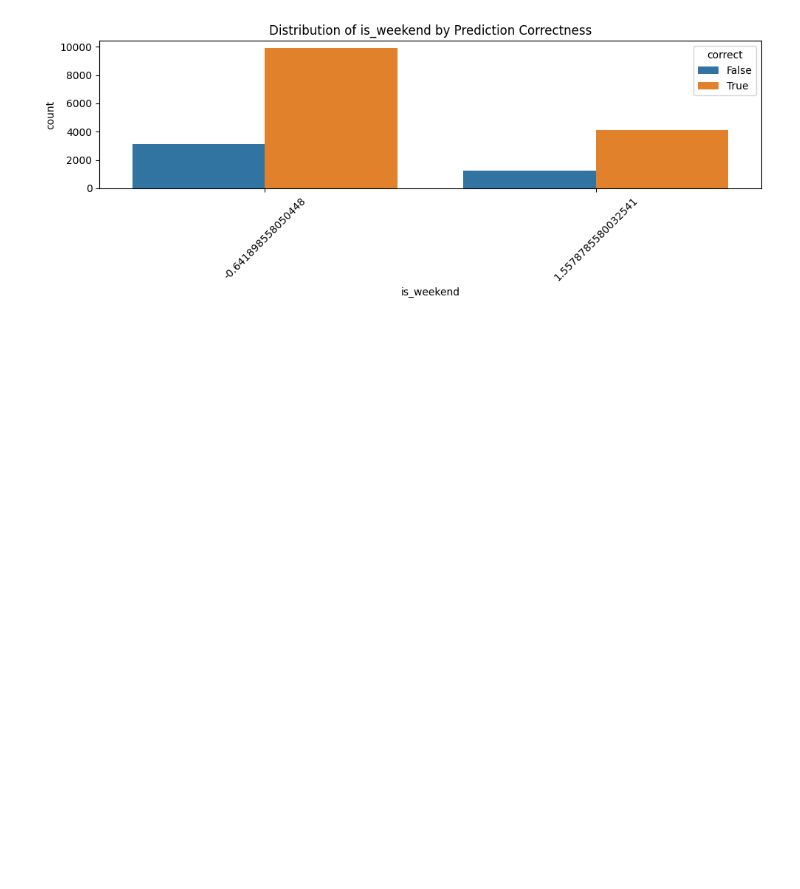
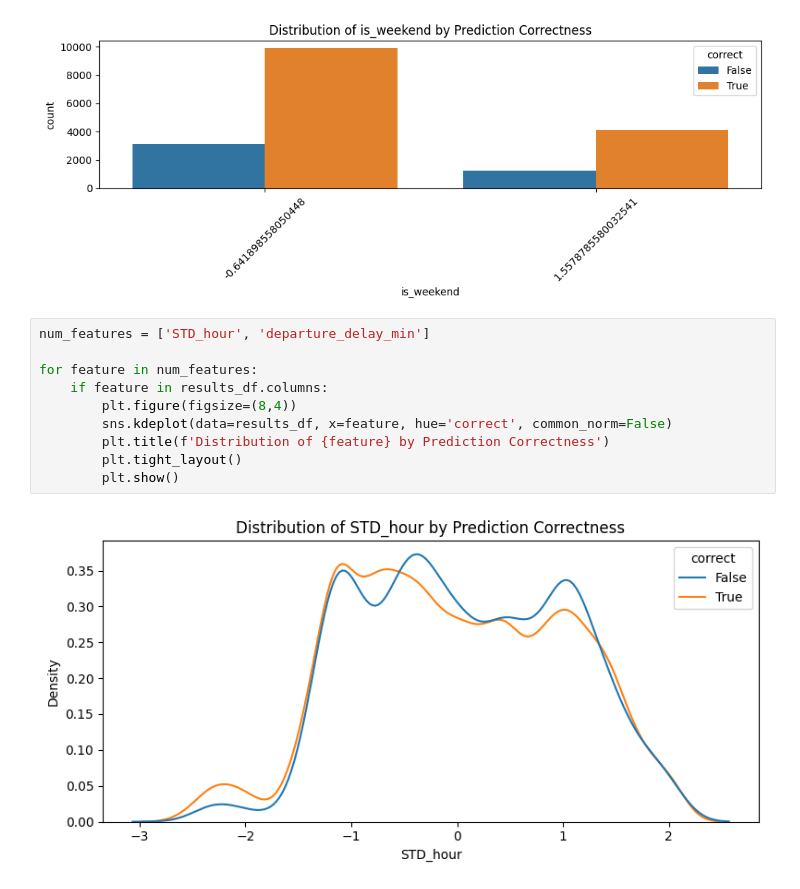
Before and after one commit to ZahraZellazi/DelayPrediction, a Jupyter notebook: DelayPrediction.ipynb, the cells around one changed output. Saved outputs shown, nothing was run; the diff lists cells and outputs as text; blank space fills up the shorter version.

Commit message:
prediction correctness

```diff
--- a/DelayPrediction.ipynb
+++ b/DelayPrediction.ipynb
@@ -566,3 +566,15 @@ for feature in cat_features:
 [figure]
 [figure]
 [figure]
+# %%
+num_features = ['STD_hour', 'departure_delay_min']
+
+for feature in num_features:
+    if feature in results_df.columns:
+        plt.figure(figsize=(8,4))
+        sns.kdeplot(data=results_df, x=feature, hue='correct', common_norm=False)
+        plt.title(f'Distribution of {feature} by Prediction Correctness')
+        plt.tight_layout()
+        plt.show()
+# %% [output]
+[figure, added]
```
